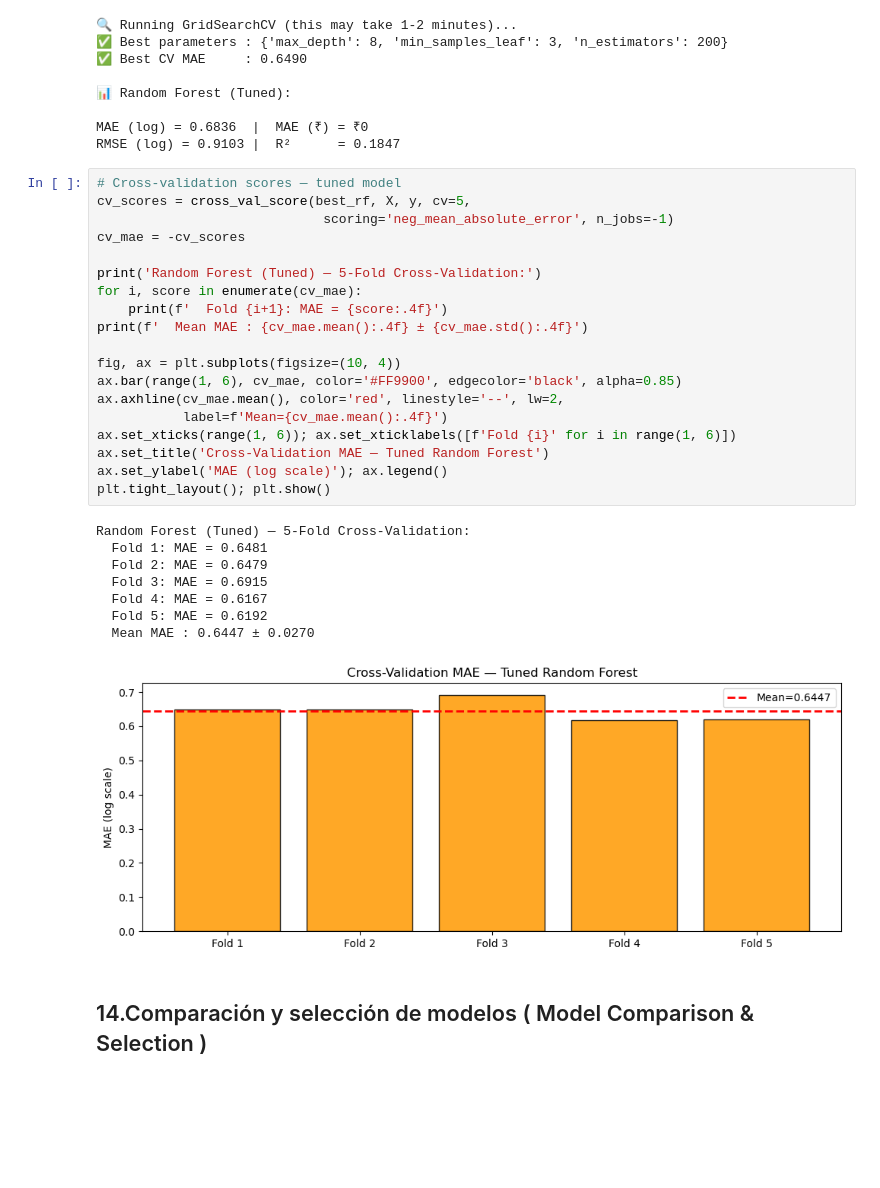
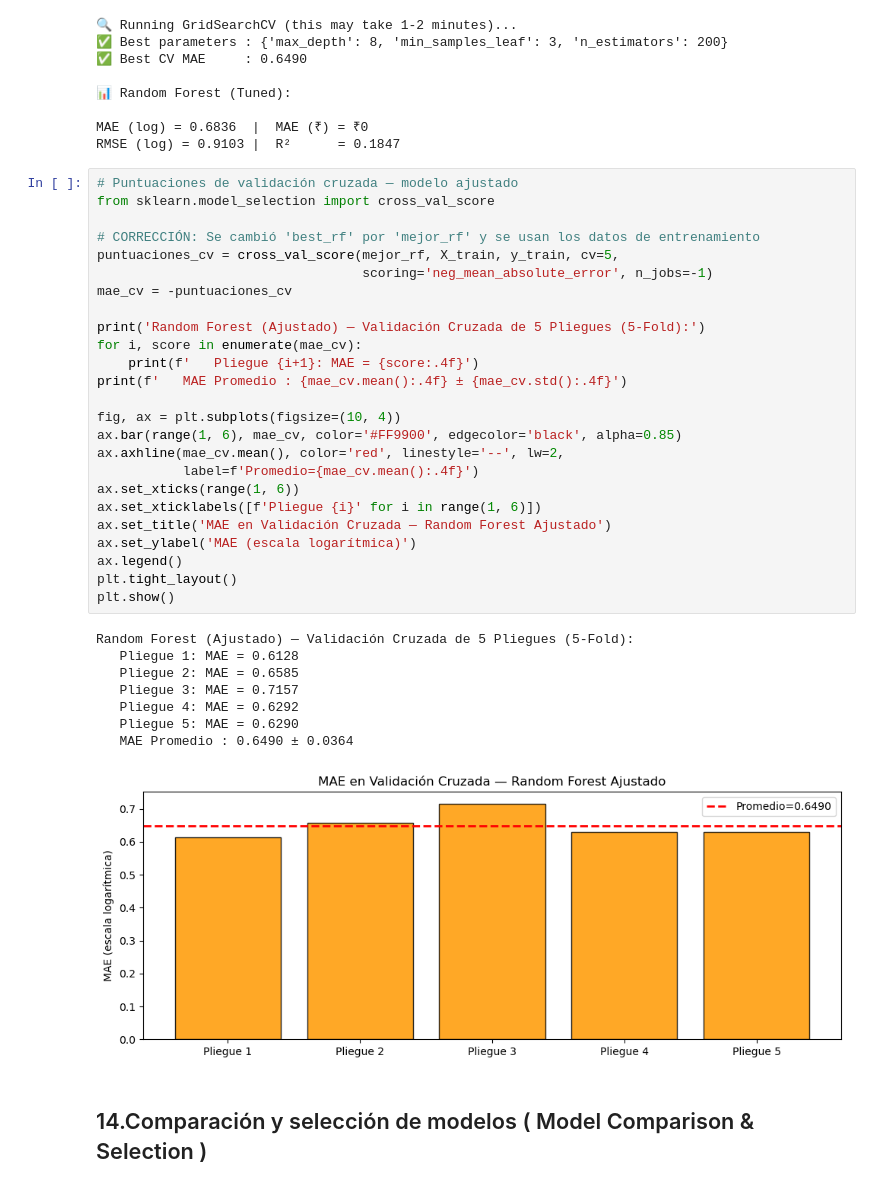
Before and after one commit to Karol-JanethGV/9AIEVND-ADND-Practicas-230323-2, a Jupyter notebook: Practica04/Practica04_230323.ipynb, the cells around one changed output. Cells and saved outputs as stored; diff of their text form; blank space fills up the shorter version.

```diff
--- a/Practica04/Practica04_230323.ipynb
+++ b/Practica04/Practica04_230323.ipynb
@@ -1385,33 +1197,39 @@ except:
 MAE (log) = 0.6836  |  MAE (₹) = ₹0
 RMSE (log) = 0.9103 |  R²      = 0.1847
 # %%
-# Cross-validation scores — tuned model
-cv_scores = cross_val_score(best_rf, X, y, cv=5,
-                             scoring='neg_mean_absolute_error', n_jobs=-1)
-cv_mae = -cv_scores
+# Puntuaciones de validación cruzada — modelo ajustado
+from sklearn.model_selection import cross_val_score
 
-print('Random Forest (Tuned) — 5-Fold Cross-Validation:')
-for i, score in enumerate(cv_mae):
-    print(f'  Fold {i+1}: MAE = {score:.4f}')
-print(f'  Mean MAE : {cv_mae.mean():.4f} ± {cv_mae.std():.4f}')
+# CORRECCIÓN: Se cambió 'best_rf' por 'mejor_rf' y se usan los datos de entrenamiento
+puntuaciones_cv = cross_val_score(mejor_rf, X_train, y_train, cv=5,
+                                  scoring='neg_mean_absolute_error', n_jobs=-1)
+mae_cv = -puntuaciones_cv
+
+print('Random Forest (Ajustado) — Validación Cruzada de 5 Pliegues (5-Fold):')
+for i, score in enumerate(mae_cv):
+    print(f'   Pliegue {i+1}: MAE = {score:.4f}')
+print(f'   MAE Promedio : {mae_cv.mean():.4f} ± {mae_cv.std():.4f}')
 
 fig, ax = plt.subplots(figsize=(10, 4))
-ax.bar(range(1, 6), cv_mae, color='#FF9900', edgecolor='black', alpha=0.85)
-ax.axhline(cv_mae.mean(), color='red', linestyle='--', lw=2,
-           label=f'Mean={cv_mae.mean():.4f}')
-ax.set_xticks(range(1, 6)); ax.set_xticklabels([f'Fold {i}' for i in range(1, 6)])
-ax.set_title('Cross-Validation MAE — Tuned Random Forest')
-ax.set_ylabel('MAE (log scale)'); ax.legend()
-plt.tight_layout(); plt.show()
+ax.bar(range(1, 6), mae_cv, color='#FF9900', edgecolor='black', alpha=0.85)
+ax.axhline(mae_cv.mean(), color='red', linestyle='--', lw=2,
+           label=f'Promedio={mae_cv.mean():.4f}')
+ax.set_xticks(range(1, 6))
+ax.set_xticklabels([f'Pliegue {i}' for i in range(1, 6)])
+ax.set_title('MAE en Validación Cruzada — Random Forest Ajustado')
+ax.set_ylabel('MAE (escala logarítmica)')
+ax.legend()
+plt.tight_layout()
+plt.show()
 # %% [output]
-Random Forest (Tuned) — 5-Fold Cross-Validation:
-  Fold 1: MAE = 0.6481
-  Fold 2: MAE = 0.6479
-  Fold 3: MAE = 0.6915
-  Fold 4: MAE = 0.6167
-  Fold 5: MAE = 0.6192
-  Mean MAE : 0.6447 ± 0.0270
+Random Forest (Ajustado) — Validación Cruzada de 5 Pliegues (5-Fold):
+   Pliegue 1: MAE = 0.6128
+   Pliegue 2: MAE = 0.6585
+   Pliegue 3: MAE = 0.7157
+   Pliegue 4: MAE = 0.6292
+   Pliegue 5: MAE = 0.6290
+   MAE Promedio : 0.6490 ± 0.0364
-[figure, old version]
+[figure, new version]
 # %% [markdown]
 ## 14.Comparación y selección de modelos ( Model Comparison & Selection ) <a id='s14'></a>
 # %% [markdown]
```
Also changed, not shown: parts of 14 cells of this notebook.
